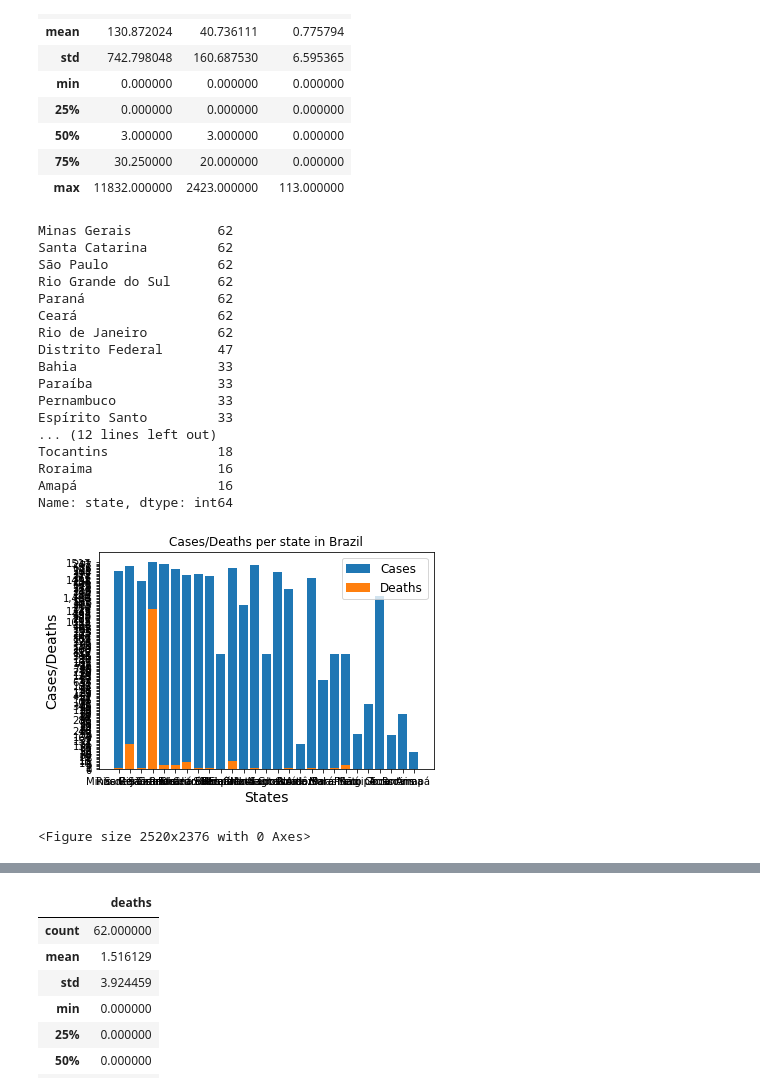
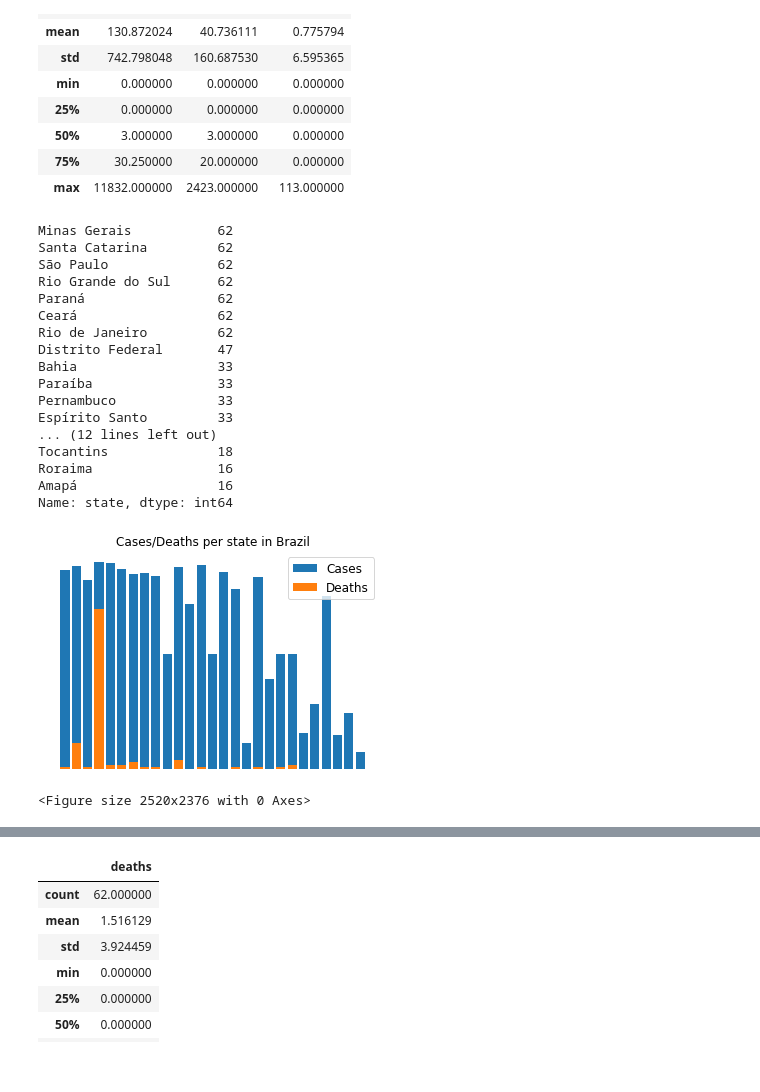
Before and after one commit to LuisFelipeTs/Data_Science_And_Analytics, a Jupyter notebook: Covid_Study(ML + SQL)/Data_Cleaning_&_analysing.ipynb, the cells around one changed output, grey strips where cells are left out. Drawn from its saved outputs; the diff is of its cells as text; code cells hidden in the pictures.

```diff
--- a/Covid_Study(ML + SQL)/Data_Cleaning_&_analysing.ipynb
+++ b/Covid_Study(ML + SQL)/Data_Cleaning_&_analysing.ipynb
@@ -244,35 +246,36 @@ db_cov_old.describe()
 | 75% | 30.250000 | 20.000000 | 0.000000 |
 | max | 11832.000000 | 2423.000000 | 113.000000 |
 # %%
-
 print(str(db_cov_old['state'].value_counts(dropna = False)) + '\n')
 plt.title('Cases/Deaths per state in Brazil')
+axis = plt.gca()
+plt.axis('off')
 plt.xlabel('States', fontsize=14)
 plt.ylabel('Cases/Deaths', fontsize=14)
 plt.bar(db_cov_old['state'], db_cov_old['cases'])
 plt.bar(db_cov_old['state'], db_cov_old['deaths'])
 plt.legend(['Cases','Deaths'], fontsize=12)
 plt.figure(figsize=(35, 33))
 plt.show()
 # %% [output]
 Minas Gerais           62
 Santa Catarina         62
 São Paulo              62
 Rio Grande do Sul      62
 Paraná                 62
 Ceará                  62
 Rio de Janeiro         62
 Distrito Federal       47
 Bahia                  33
 Paraíba                33
 Pernambuco             33
 Espírito Santo         33
 ... (12 lines left out)
 Tocantins              18
 Roraima                16
 Amapá                  16
 Name: state, dtype: int64
-[figure, old version]
+[figure, new version]
 <Figure size 2520x2376 with 0 Axes>
 # %%
 get_outlier = db_cov_old.groupby(by = 'state').sum()
```
Also changed, not shown: parts of 11 cells of this notebook.
